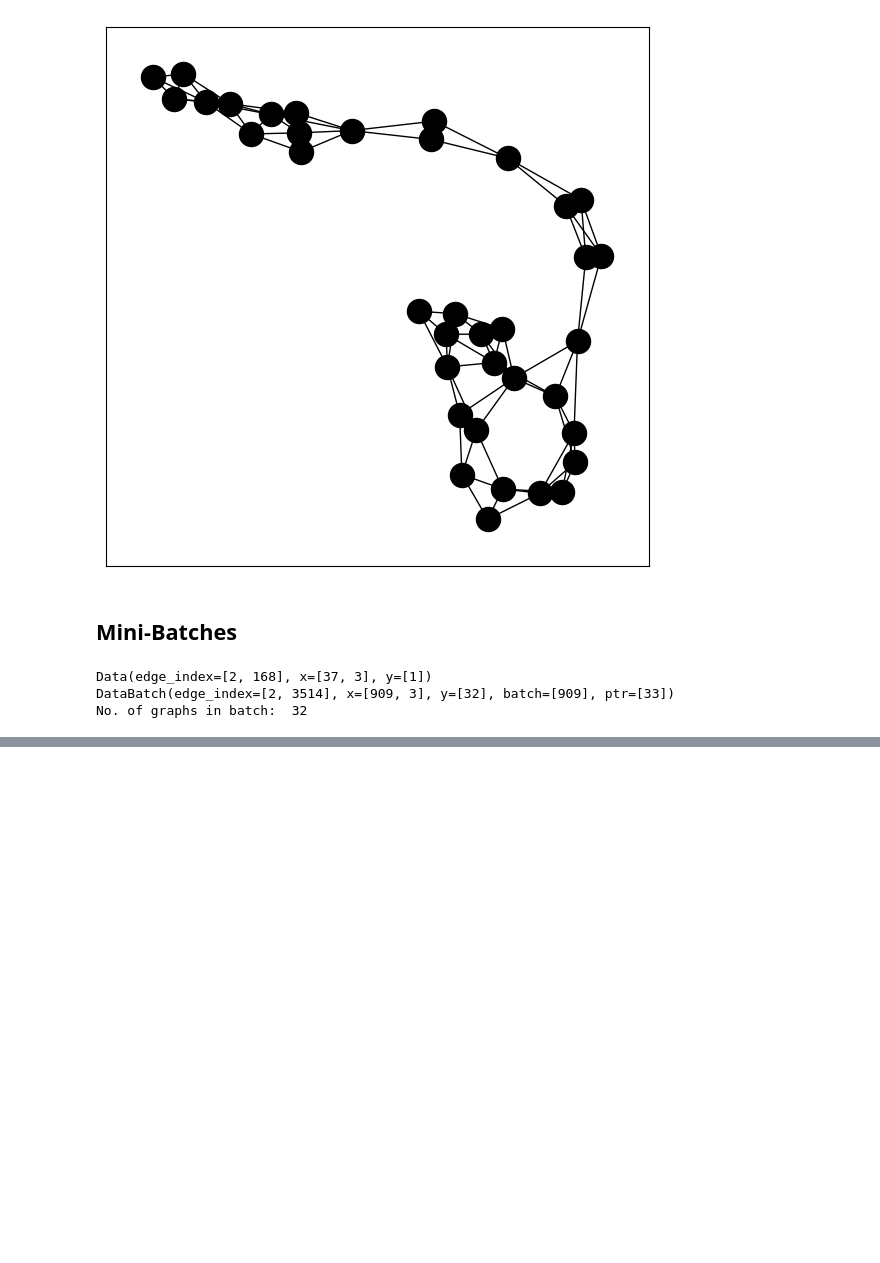
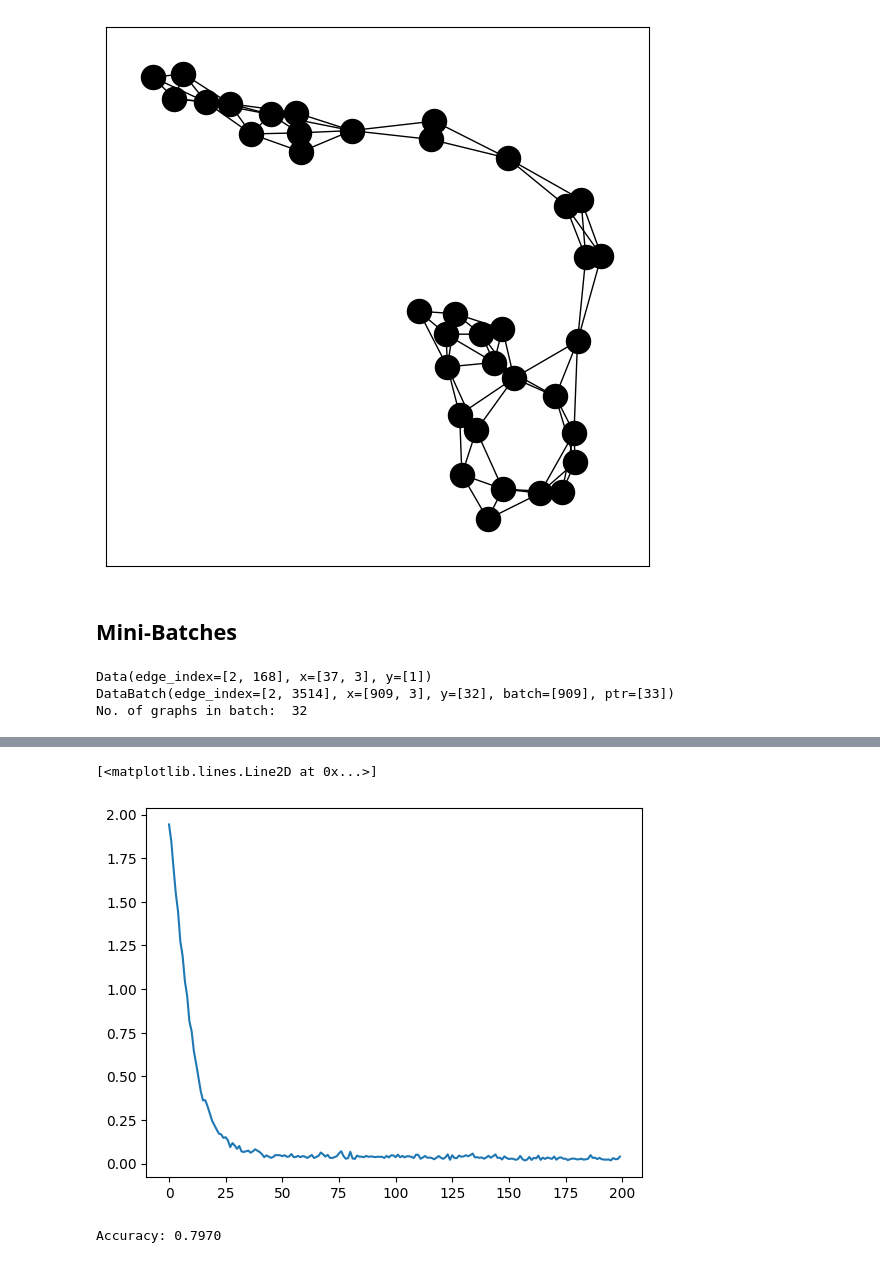
Before and after one commit to Thetang-145/GNNs, a Jupyter notebook: GNNs-PyG-TU.ipynb, the cells around one changed output, grey strips where cells are left out. Drawn from its saved outputs; the diff is of its cells as text; code cells hidden in the pictures; blank space fills up the shorter version.

```diff
--- a/GNNs-PyG-TU.ipynb
+++ b/GNNs-PyG-TU.ipynb
@@ -191,0 +237,20 @@ No. of graphs in batch:  32
+# %%
+import torch
+import torch.nn.functional as F
+from torch_geometric.nn import GCNConv
+
+class GCN(torch.nn.Module):
+    def __init__(self):
+        super().__init__()
+        self.conv1 = GCNConv(dataset.num_node_features, 16)
+        self.conv2 = GCNConv(16, dataset.num_classes)
+
+    def forward(self, data):
+        x, edge_index = data.x, data.edge_index
+
+        x = self.conv1(x, edge_index)
+        x = F.relu(x)
+        x = F.dropout(x, training=self.training)
+        x = self.conv2(x, edge_index)
+
+        return F.log_softmax(x, dim=1)
@@ -191,0 +281,13 @@ No. of graphs in batch:  32
+# %%
+plt.plot(list(range(no_epoch)), losses)
+# %% [output]
+[<matplotlib.lines.Line2D at 0x...>]
+[figure, added]
+# %%
+model.eval()
+pred = model(data).argmax(dim=1)
+correct = (pred[data.test_mask] == data.y[data.test_mask]).sum()
+acc = int(correct) / int(data.test_mask.sum())
+print(f'Accuracy: {acc:.4f}')
+# %% [output]
+Accuracy: 0.7970
```
Also changed, not shown: parts of 5 cells of this notebook.
